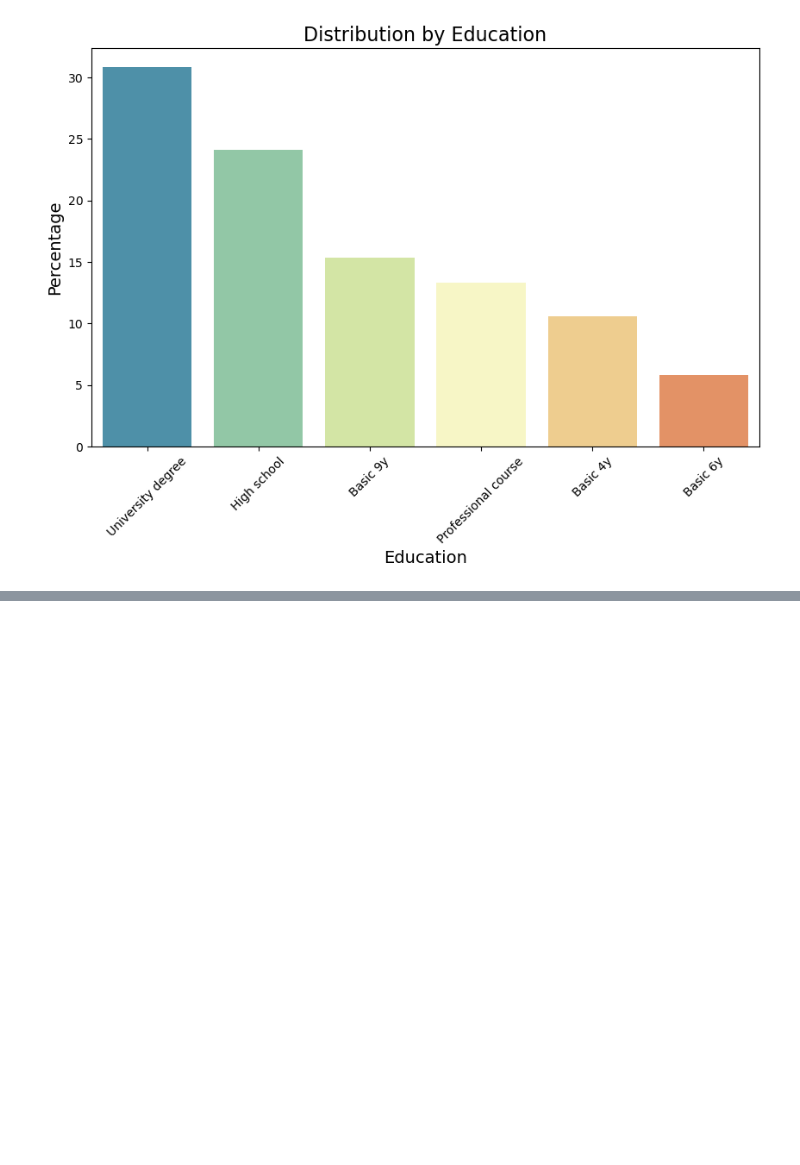
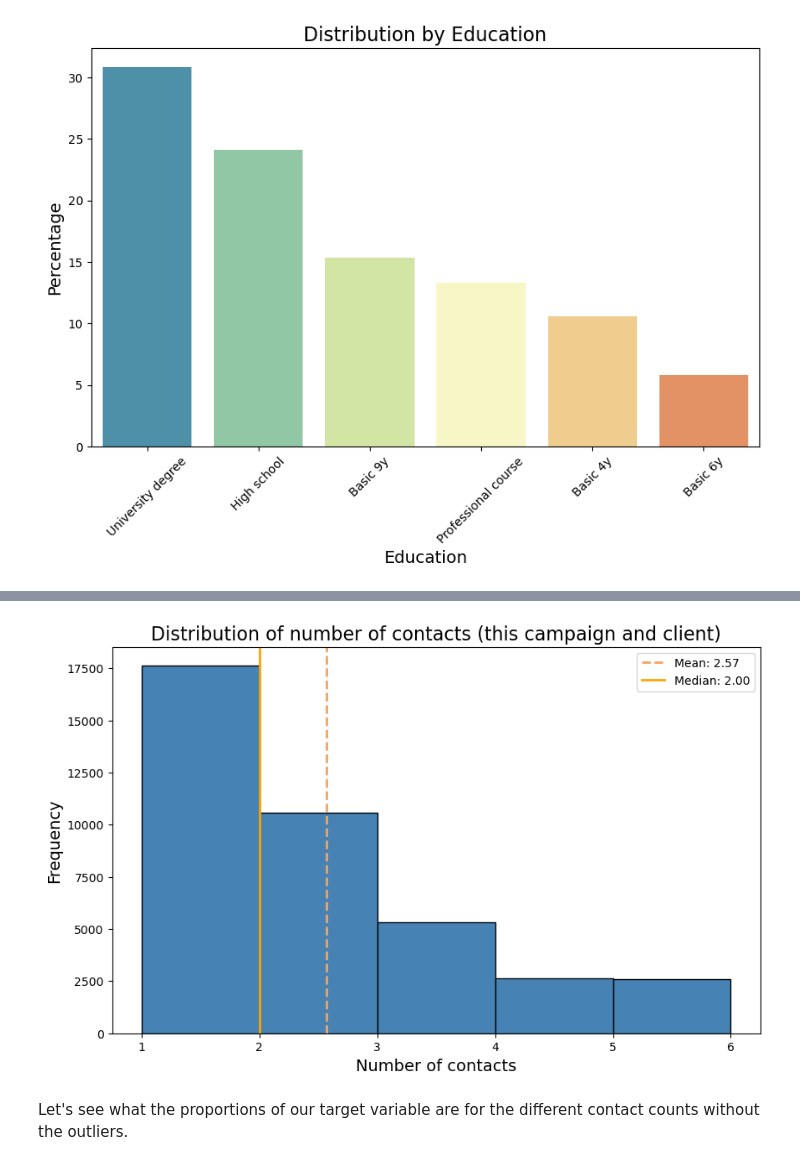
Before and after one commit to sagaitis/BankMarketingDataAnalysis, a Jupyter notebook: BankMarketingAnalysis_PauliusSagaitis.ipynb, the cells around one changed output, grey strips where cells are left out. Saved outputs shown, nothing was run; the diff lists cells and outputs as text; code cells hidden in the pictures; blank space fills up the shorter version.

```diff
--- a/BankMarketingAnalysis_PauliusSagaitis.ipynb
+++ b/BankMarketingAnalysis_PauliusSagaitis.ipynb
@@ -1272,0 +1249,33 @@ plt.show()
+# %%
+data = bank_df['campaign'].dropna()
+
+
+Q1 = bank_df['campaign'].quantile(0.25)
+Q3 = bank_df['campaign'].quantile(0.75)
+
+IQR = Q3 - Q1
+
+lower_bound = Q1 - 1.5 * IQR
+upper_bound = Q3 + 1.5 * IQR
+
+filtered_data = bank_df[(bank_df['campaign'] >= lower_bound) & \
+                        (bank_df['campaign'] <= upper_bound)]['campaign'].dropna()
+
+mean_value = np.mean(data)
+median_value = np.median(data)
+
+plt.figure(figsize=(10, 6))
+sns.histplot(filtered_data, bins=5, kde=False, color='steelblue', alpha=1)
+
+plt.axvline(mean_value, color='sandybrown', linestyle='--', linewidth=2, label=f'Mean: {mean_value:.2f}')
+plt.axvline(median_value, color='orange', linestyle='-', linewidth=2, label=f'Median: {median_value:.2f}')
+
+plt.title('Distribution of number of contacts (this campaign and client)', fontsize=16)
+plt.xlabel('Number of contacts', fontsize=14)
+plt.ylabel('Frequency', fontsize=14)
+plt.legend()
+plt.show()
+# %% [output]
+[figure, added]
+# %% [markdown]
+Let's see what the proportions of our target variable are for the different contact counts without the outliers.
```
Also changed, not shown: parts of 263 cells of this notebook.
